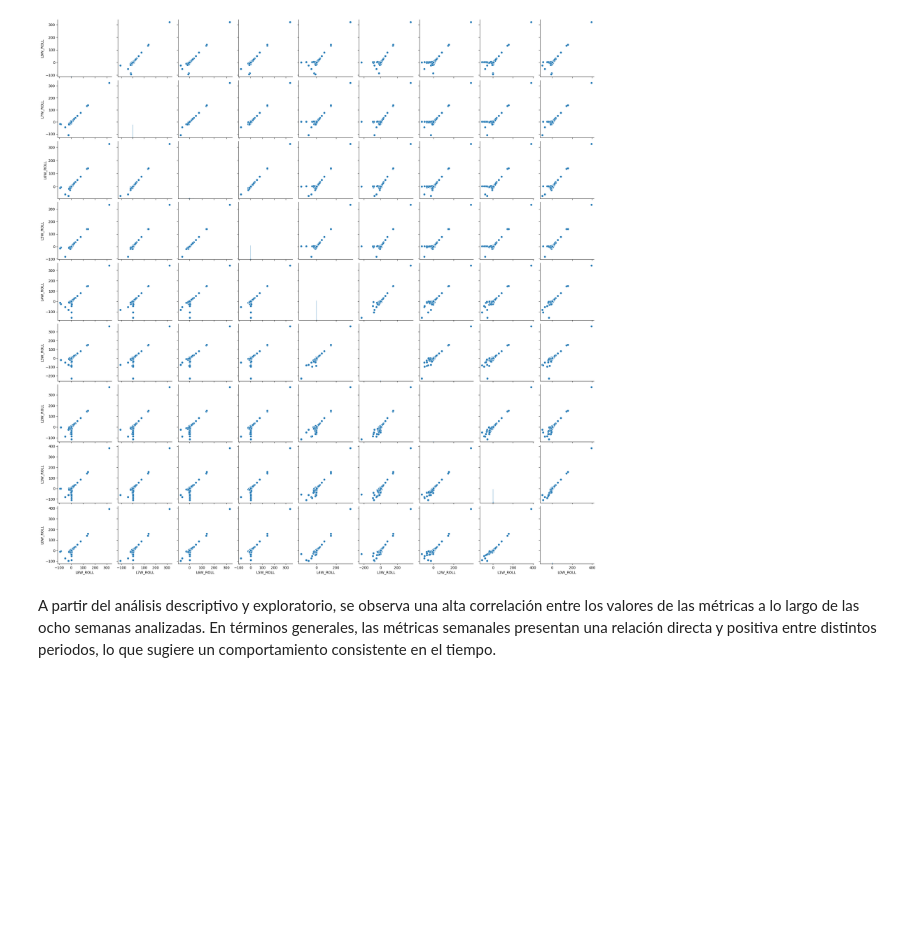
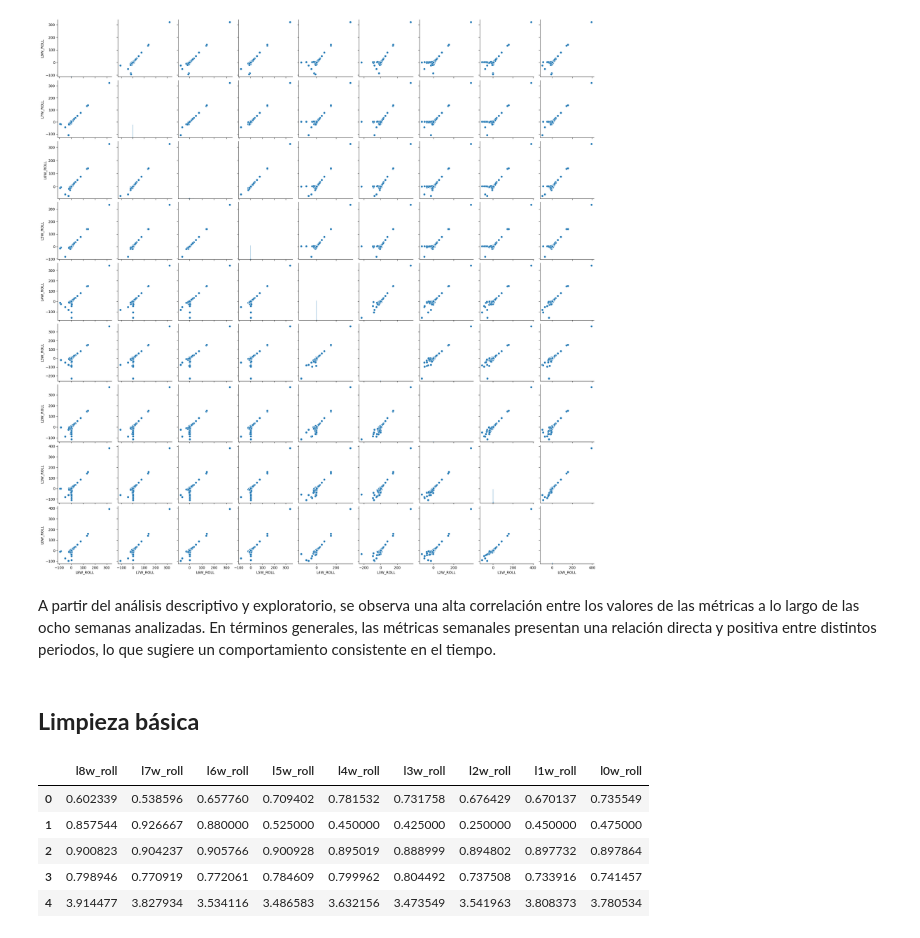
Before and after one commit to vichacker1234/Vicstatistics, a Jupyter notebook: notebooks/01_data_processing.ipynb, the cells around one changed output. Saved outputs shown, nothing was run; the diff lists cells and outputs as text; code cells hidden in the pictures; blank space fills up the shorter version.

```diff
--- a/notebooks/01_data_processing.ipynb
+++ b/notebooks/01_data_processing.ipynb
@@ -241,3 +241,27 @@ plt.show()
 [figure]
 # %% [markdown]
 A partir del análisis descriptivo y exploratorio, se observa una alta correlación entre los valores de las métricas a lo largo de las ocho semanas analizadas. En términos generales, las métricas semanales presentan una relación directa y positiva entre distintos periodos, lo que sugiere un comportamiento consistente en el tiempo.
+# %% [markdown]
+## **Limpieza básica**
+# %%
+## Construir una fucnión de limpieza básica
+def clean_columns(df):
+    df.columns = (
+        df.columns
+        .str.lower()
+        .str.strip()
+        .str.replace(" ", "_")
+    )
+    return df
+# %%
+metrics_df = clean_columns(df_float_metrica)
+orders_df = clean_columns(df_float_metrica)
+# %%
+metrics_df.head()
+# %% [output]
+|  | l8w_roll | l7w_roll | l6w_roll | l5w_roll | l4w_roll | l3w_roll | l2w_roll | l1w_roll | l0w_roll |
+| 0 | 0.602339 | 0.538596 | 0.657760 | 0.709402 | 0.781532 | 0.731758 | 0.676429 | 0.670137 | 0.735549 |
+| 1 | 0.857544 | 0.926667 | 0.880000 | 0.525000 | 0.450000 | 0.425000 | 0.250000 | 0.450000 | 0.475000 |
+| 2 | 0.900823 | 0.904237 | 0.905766 | 0.900928 | 0.895019 | 0.888999 | 0.894802 | 0.897732 | 0.897864 |
+| 3 | 0.798946 | 0.770919 | 0.772061 | 0.784609 | 0.799962 | 0.804492 | 0.737508 | 0.733916 | 0.741457 |
+| 4 | 3.914477 | 3.827934 | 3.534116 | 3.486583 | 3.632156 | 3.473549 | 3.541963 | 3.808373 | 3.780534 |
```
Also changed, not shown: parts of 5 cells of this notebook.
